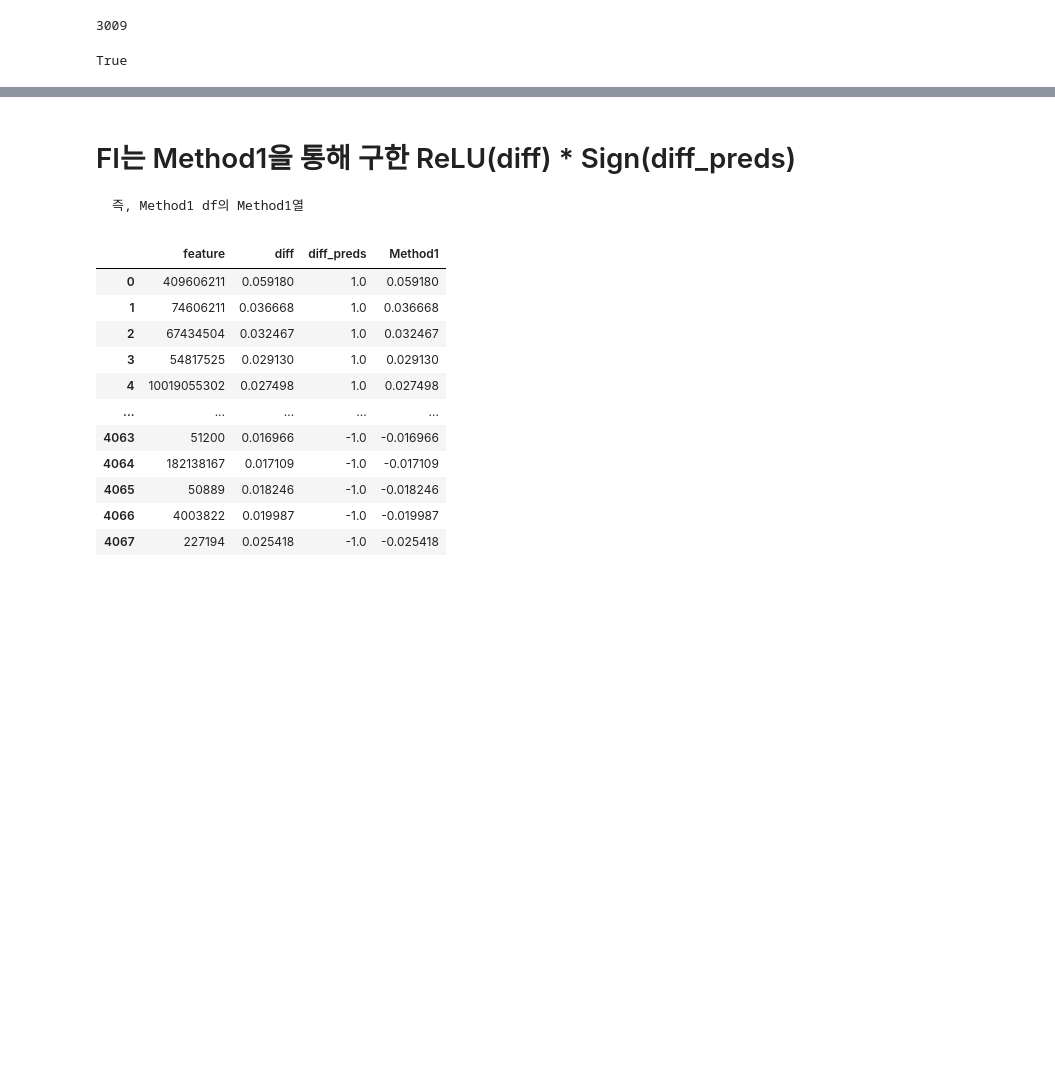
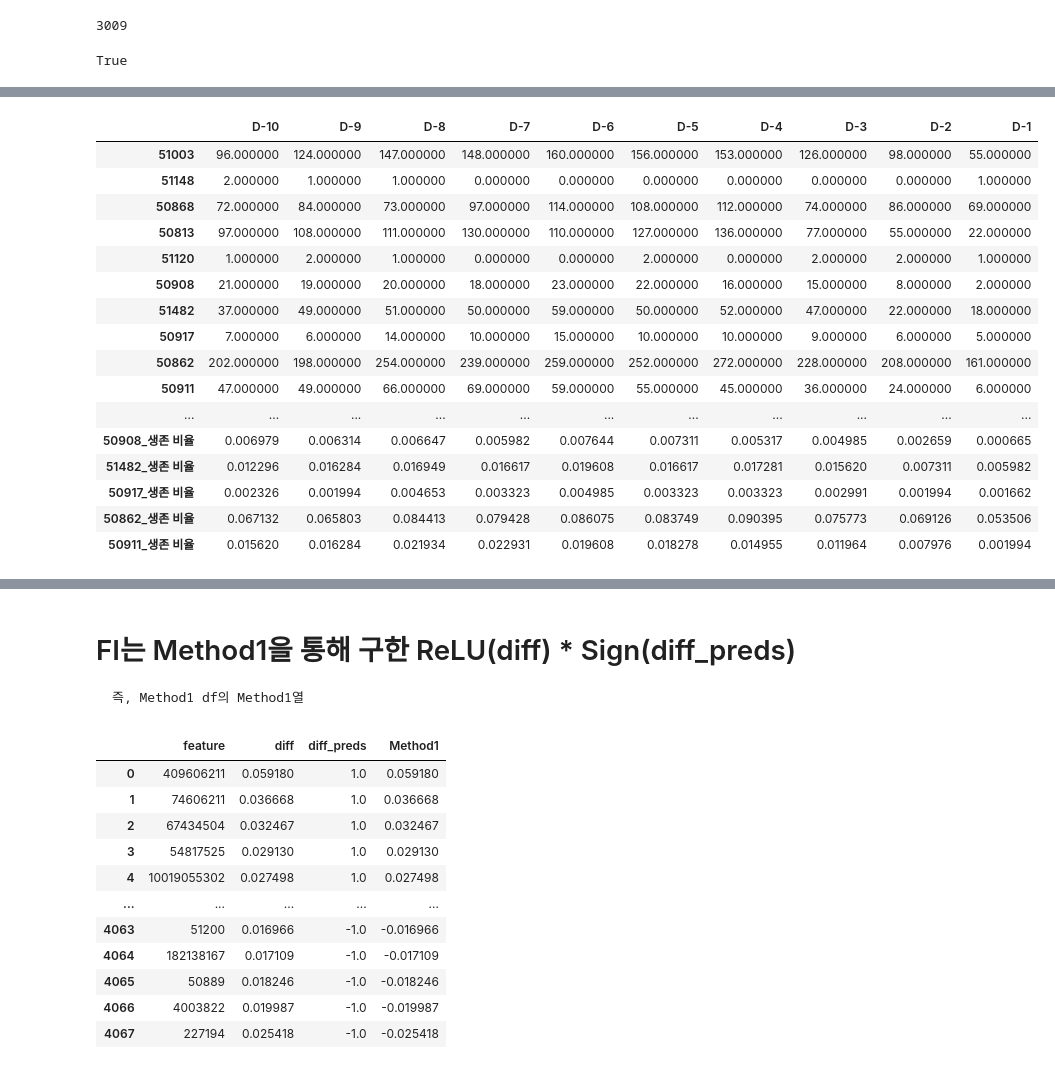
Before and after one commit to GaYounKoh/DSML_re, a Jupyter notebook: [2 again] Method1, df_all, ReLU, Sign정리 및 그래프까지.ipynb, the cells around one changed output, grey strips where cells are left out. Cells and saved outputs as stored; diff of their text form; code cells hidden in the pictures; blank space fills up the shorter version.

```diff
--- a/[2 again] Method1, df_all, ReLU, Sign정리 및 그래프까지.ipynb
+++ b/[2 again] Method1, df_all, ReLU, Sign정리 및 그래프까지.ipynb
@@ -286,0 +320,7 @@ True
+# %%
+lab_top_idx = []
+for i in lab_top:
+    a = list(item_list).index(i)
+    lab_top_idx.append(a)
+
+lab_top_idx
@@ -286,0 +329,8 @@ True
+# %%
+# 생존자 3009명의 D-10 ~ D-1 feature 별 abnormal sum
+result1 = []
+for i in lab_top_idx: # item 별
+    for j in range(10): # day 별
+        result1.append(x_surv[:,j,i].sum()) # item 별, day 별, 모든 환자 합.
+
+# x의 idx: [환자, d-day, item]
@@ -286,0 +353,20 @@ True
+# %%
+df_lab_top_res
+# %% [output]
+|  | D-10 | D-9 | D-8 | D-7 | D-6 | D-5 | D-4 | D-3 | D-2 | D-1 |
+| 51003 | 96.000000 | 124.000000 | 147.000000 | 148.000000 | 160.000000 | 156.000000 | 153.000000 | 126.000000 | 98.000000 | 55.000000 |
+| 51148 | 2.000000 | 1.000000 | 1.000000 | 0.000000 | 0.000000 | 0.000000 | 0.000000 | 0.000000 | 0.000000 | 1.000000 |
+| 50868 | 72.000000 | 84.000000 | 73.000000 | 97.000000 | 114.000000 | 108.000000 | 112.000000 | 74.000000 | 86.000000 | 69.000000 |
+| 50813 | 97.000000 | 108.000000 | 111.000000 | 130.000000 | 110.000000 | 127.000000 | 136.000000 | 77.000000 | 55.000000 | 22.000000 |
+| 51120 | 1.000000 | 2.000000 | 1.000000 | 0.000000 | 0.000000 | 2.000000 | 0.000000 | 2.000000 | 2.000000 | 1.000000 |
+| 50908 | 21.000000 | 19.000000 | 20.000000 | 18.000000 | 23.000000 | 22.000000 | 16.000000 | 15.000000 | 8.000000 | 2.000000 |
+| 51482 | 37.000000 | 49.000000 | 51.000000 | 50.000000 | 59.000000 | 50.000000 | 52.000000 | 47.000000 | 22.000000 | 18.000000 |
+| 50917 | 7.000000 | 6.000000 | 14.000000 | 10.000000 | 15.000000 | 10.000000 | 10.000000 | 9.000000 | 6.000000 | 5.000000 |
+| 50862 | 202.000000 | 198.000000 | 254.000000 | 239.000000 | 259.000000 | 252.000000 | 272.000000 | 228.000000 | 208.000000 | 161.000000 |
+| 50911 | 47.000000 | 49.000000 | 66.000000 | 69.000000 | 59.000000 | 55.000000 | 45.000000 | 36.000000 | 24.000000 | 6.000000 |
+| ... | ... | ... | ... | ... | ... | ... | ... | ... | ... | ... |
+| 50908_생존 비율 | 0.006979 | 0.006314 | 0.006647 | 0.005982 | 0.007644 | 0.007311 | 0.005317 | 0.004985 | 0.002659 | 0.000665 |
+| 51482_생존 비율 | 0.012296 | 0.016284 | 0.016949 | 0.016617 | 0.019608 | 0.016617 | 0.017281 | 0.015620 | 0.007311 | 0.005982 |
+| 50917_생존 비율 | 0.002326 | 0.001994 | 0.004653 | 0.003323 | 0.004985 | 0.003323 | 0.003323 | 0.002991 | 0.001994 | 0.001662 |
+| 50862_생존 비율 | 0.067132 | 0.065803 | 0.084413 | 0.079428 | 0.086075 | 0.083749 | 0.090395 | 0.075773 | 0.069126 | 0.053506 |
+| 50911_생존 비율 | 0.015620 | 0.016284 | 0.021934 | 0.022931 | 0.019608 | 0.018278 | 0.014955 | 0.011964 | 0.007976 | 0.001994 |
```
Also changed, not shown: parts of 38 cells of this notebook.
